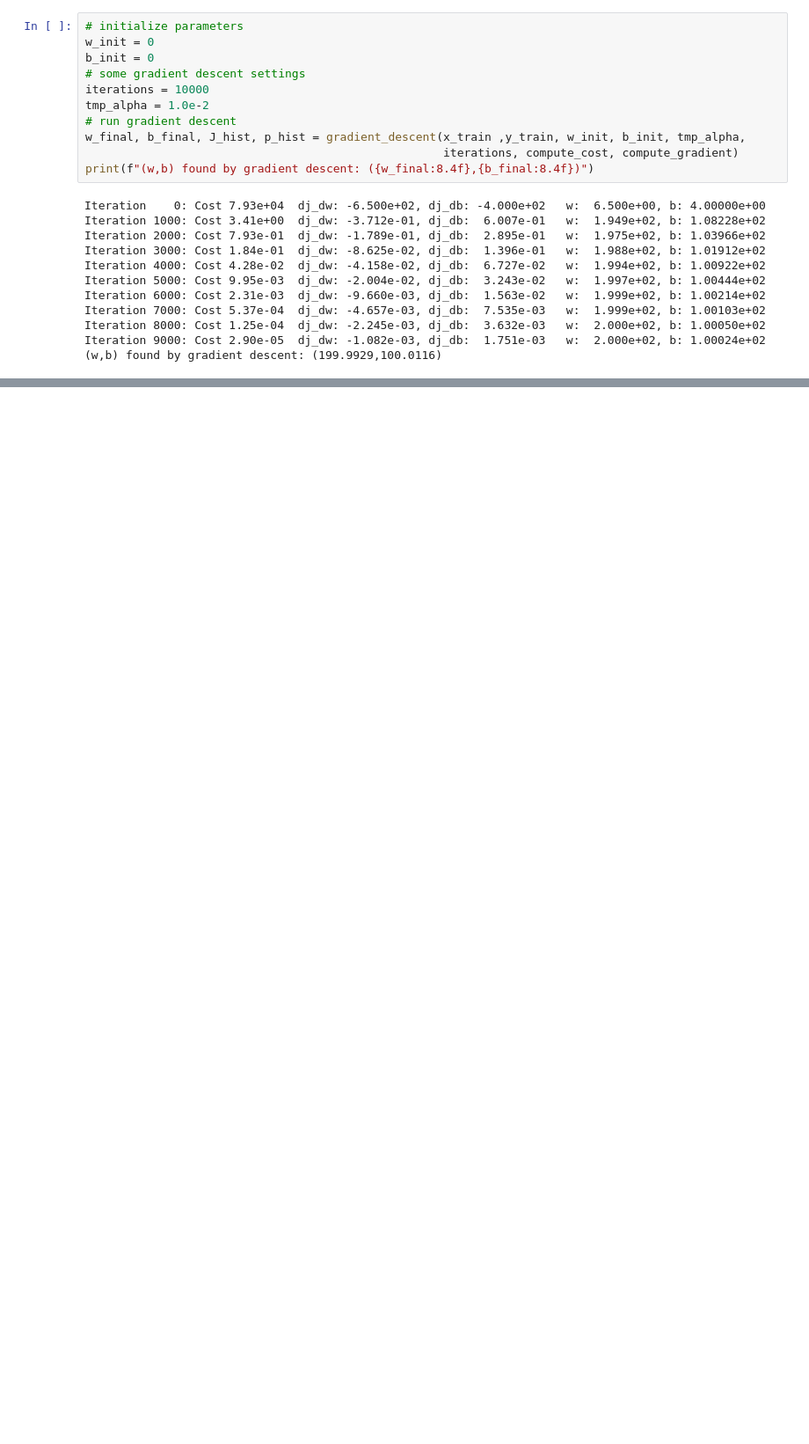
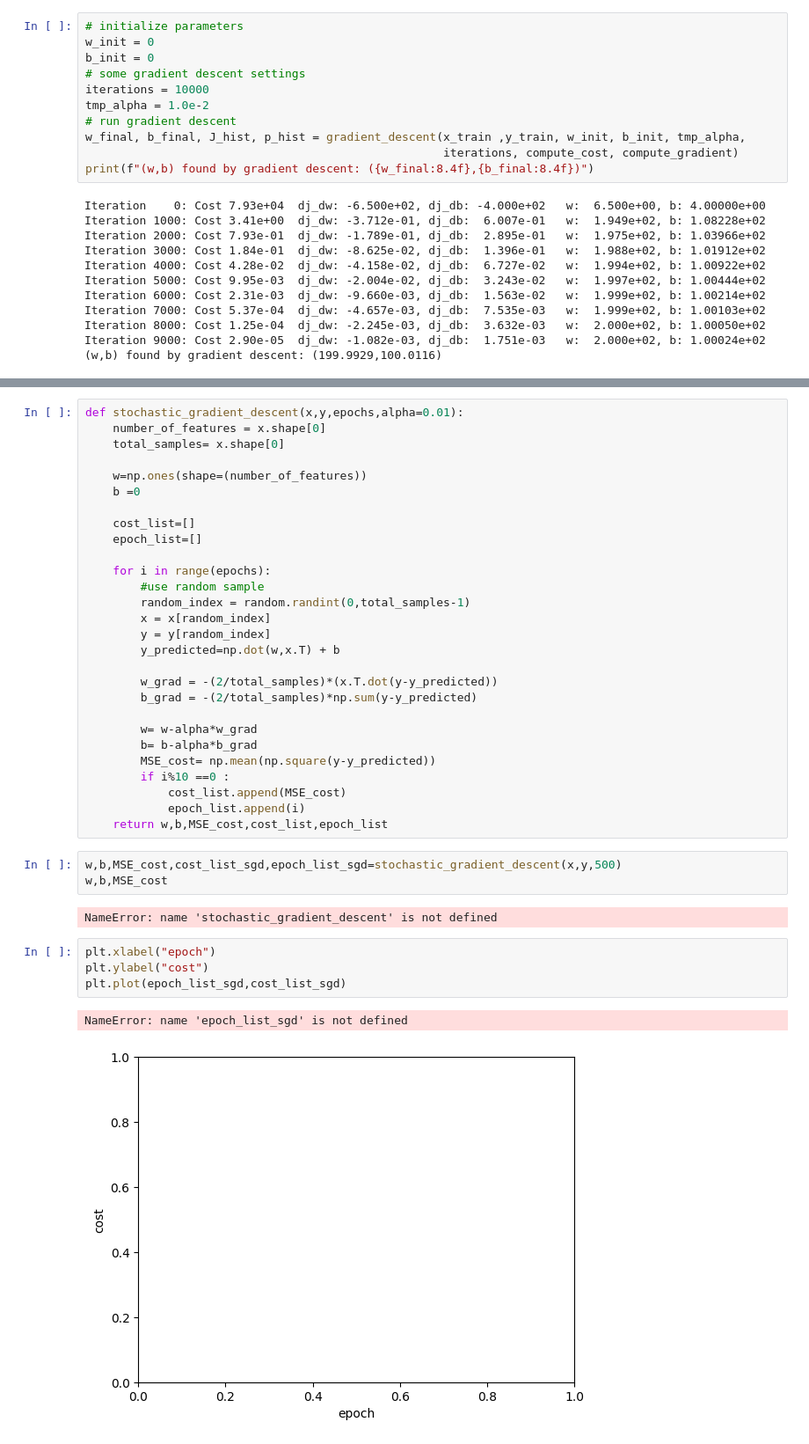
Before and after one commit to Mazen-Gaber/NN-from-scratch, a Jupyter notebook: Neural_Network.ipynb, the cells around one changed output, grey strips where cells are left out. Shown: that part at 88% size. Cells and saved outputs as stored; diff of their text form; blank space fills up the shorter version.

```diff
--- a/Neural_Network.ipynb
+++ b/Neural_Network.ipynb
@@ -295,0 +347,40 @@ Iteration 9000: Cost 2.90e-05  dj_dw: -1.082e-03, dj_db:  1.751e-03   w:  2.000e
+# %%
+def stochastic_gradient_descent(x,y,epochs,alpha=0.01):
+    number_of_features = x.shape[0]
+    total_samples= x.shape[0]
+
+    w=np.ones(shape=(number_of_features))
+    b =0
+
+    cost_list=[]
+    epoch_list=[]
+
+    for i in range(epochs):
+        #use random sample
+        random_index = random.randint(0,total_samples-1)
+        x = x[random_index]
+        y = y[random_index]
+        y_predicted=np.dot(w,x.T) + b
+
+        w_grad = -(2/total_samples)*(x.T.dot(y-y_predicted))
+        b_grad = -(2/total_samples)*np.sum(y-y_predicted)
+
+        w= w-alpha*w_grad
+        b= b-alpha*b_grad
+        MSE_cost= np.mean(np.square(y-y_predicted))
+        if i%10 ==0 :
+            cost_list.append(MSE_cost)
+            epoch_list.append(i)
+    return w,b,MSE_cost,cost_list,epoch_list
+# %%
+w,b,MSE_cost,cost_list_sgd,epoch_list_sgd=stochastic_gradient_descent(x,y,500)
+w,b,MSE_cost
+# %% [output]
+NameError: name 'stochastic_gradient_descent' is not defined
+# %%
+plt.xlabel("epoch")
+plt.ylabel("cost")
+plt.plot(epoch_list_sgd,cost_list_sgd)
+# %% [output]
+NameError: name 'epoch_list_sgd' is not defined
+[figure, added]
```
Also changed, not shown: parts of 8 cells of this notebook.
